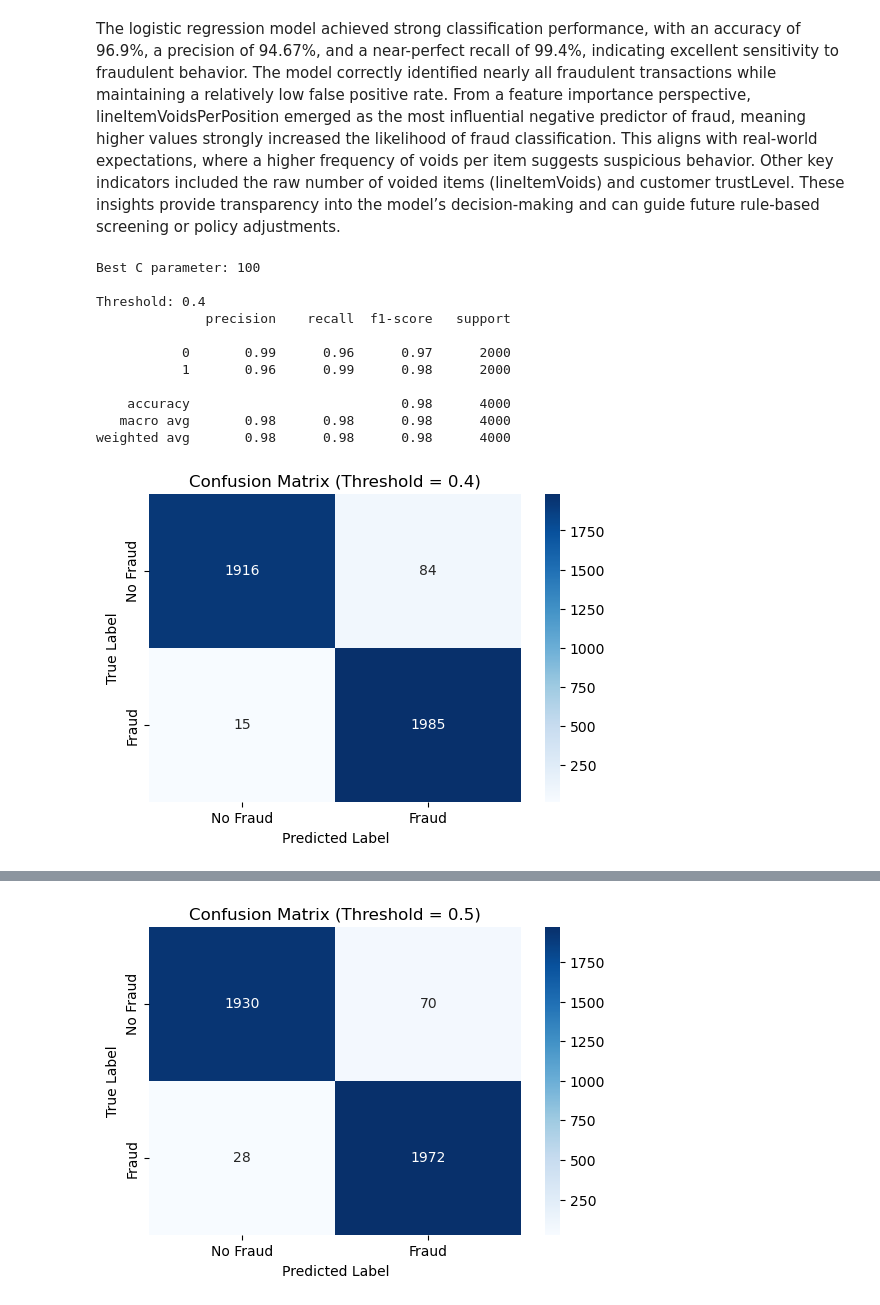
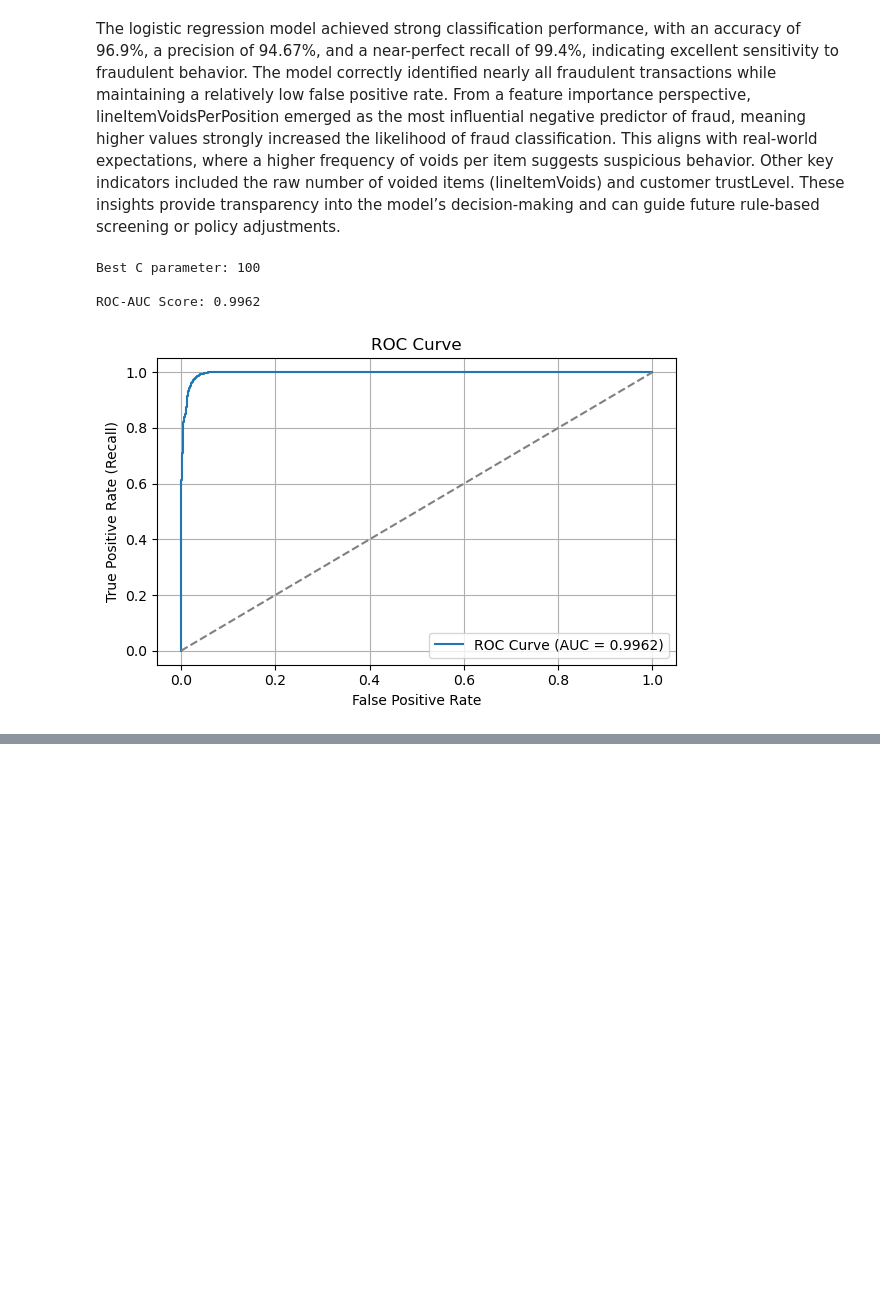
Before and after one commit to ryan1480/Analytics_Project, a Jupyter notebook: Code/Logistic Regression Model.ipynb, the cells around one changed output, grey strips where cells are left out. Saved outputs shown, nothing was run; the diff lists cells and outputs as text; code cells hidden in the pictures; blank space fills up the shorter version.

```diff
--- a/Code/Logistic Regression Model.ipynb
+++ b/Code/Logistic Regression Model.ipynb
@@ -56,7 +150,7 @@ sns.boxplot(data=df, orient="h")
 plt.title("Feature Boxplot for Outlier Detection")
 plt.show()
 
-Define IQR method to remove extreme outliers
+''' Define IQR method to remove extreme outliers
 def remove_outliers(df, column):
     Q1 = df[column].quantile(0.25)
     Q3 = df[column].quantile(0.75)
@@ -68,7 +162,7 @@ def remove_outliers(df, column):
 # Apply outlier removal to numerical columns
 num_cols = ['totalScanTimeInSeconds', 'grandTotal', 'valuePerSecond', 'scannedLineItemsPerSecond']
 for col in num_cols:
-    df = remove_outliers(df, col)
+    df = remove_outliers(df, col)'''
 
 # Visualize feature distributions by fraud status
 plt.figure(figsize=(15, 10))
@@ -218,64 +312,49 @@ ROC-AUC: 0.9948
 # %% [markdown]
 The logistic regression model achieved strong classification performance, with an accuracy of 96.9%, a precision of 94.67%, and a near-perfect recall of 99.4%, indicating excellent sensitivity to fraudulent behavior. The model correctly identified nearly all fraudulent transactions while maintaining a relatively low false positive rate. From a feature importance perspective, lineItemVoidsPerPosition emerged as the most influential negative predictor of fraud, meaning higher values strongly increased the likelihood of fraud classification. This aligns with real-world expectations, where a higher frequency of voids per item suggests suspicious behavior. Other key indicators included the raw number of voided items (lineItemVoids) and customer trustLevel. These insights provide transparency into the model’s decision-making and can guide future rule-based screening or policy adjustments.
 # %%
-# Step 5: Fine-Tuning Logistic Regression + Confusion Matrix
-
 from sklearn.model_selection import GridSearchCV
-from sklearn.metrics import classification_report, confusion_matrix
+from sklearn.metrics import classification_report, confusion_matrix, roc_auc_score, roc_curve
 import seaborn as sns
 import matplotlib.pyplot as plt
 from sklearn.linear_model import LogisticRegression
 
-# Define hyperparameter grid for Logistic Regression
+# Step 1: Grid Search with Precision-Based Scoring
+# -----------------------------------------------
+# Business rule: False Positives are 5× more costly, so prioritize precision
+
 param_grid = {"C": [0.001, 0.01, 0.1, 1, 10, 100]}
-
-# Perform Grid Search with 5-fold cross-validation
-grid_search = GridSearchCV(LogisticRegression(), param_grid, cv=5, scoring="f1")
+grid_search = GridSearchCV(LogisticRegression(), param_grid, cv=5, scoring="precision")
 grid_search.fit(X_train, y_train)
 
-# Best hyperparameter
 best_C = grid_search.best_params_["C"]
 print(f"Best C parameter: {best_C}")
 
-# Train Logistic Regression with the best C
+# Step 2: Train Final Model
+# -------------------------
 model_tuned = LogisticRegression(C=best_C)
 model_tuned.fit(X_train, y_train)
 
-# Predict probabilities
-y_prob = model_tuned.predict_proba(X_test)[:, 1]  # Probabilities for class 1 (fraud)
+# Step 3: Predict Probabilities and Evaluate ROC-AUC
+# --------------------------------------------------
+y_prob = model_tuned.predict_proba(X_test)[:, 1]
 
-# Thresholds to evaluate
-thresholds = [0.4, 0.5, 0.6]
+roc_auc = roc_auc_score(y_test, y_prob)
+print(f"\nROC-AUC Score: {roc_auc:.4f}")
 
-for thresh in thresholds:
-    print(f"\nThreshold: {thresh}")
-    y_pred_thresh = (y_prob >= thresh).astype(int)
-
-    # Classification Report
-    print(classification_report(y_test, y_pred_thresh))
-
-    # Confusion Matrix
-    cm = confusion_matrix(y_test, y_pred_thresh)
-
-    # Plotting Confusion Matrix
-    plt.figure(figsize=(6, 4))
-    sns.heatmap(cm, annot=True, fmt="d", cmap="Blues",
-                xticklabels=["No Fraud", "Fraud"],
-                yticklabels=["No Fraud", "Fraud"])
-    plt.title(f"Confusion Matrix (Threshold = {thresh})")
-    plt.xlabel("Predicted Label")
-    plt.ylabel("True Label")
-    plt.show()
+# Optional: Plot ROC Curve
+fpr, tpr, _ = roc_curve(y_test, y_prob)
+plt.figure(figsize=(6, 4))
+plt.plot(fpr, tpr, label=f"ROC Curve (AUC = {roc_auc:.4f})")
+plt.plot([0, 1], [0, 1], linestyle='--', color='gray')
+plt.xlabel("False Positive Rate")
+plt.ylabel("True Positive Rate (Recall)")
+plt.title("ROC Curve")
+plt.legend()
+plt.grid(True)
+plt.tight_layout()
+plt.show()
 # %% [output]
 Best C parameter: 100
 
-Threshold: 0.4
-              precision    recall  f1-score   support
-
-           0       0.99      0.96      0.97      2000
-           1       0.96      0.99      0.98      2000
-
-    accuracy                           0.98      4000
-   macro avg       0.98      0.98      0.98      4000
-weighted avg       0.98      0.98      0.98      4000
+ROC-AUC Score: 0.9962
-[figure, old version]
+[figure, new version]
@@ -291 +360,0 @@ weighted avg       0.98      0.98      0.98      4000
-[figure, removed]
```
Also changed, not shown: parts of 7 cells of this notebook.
